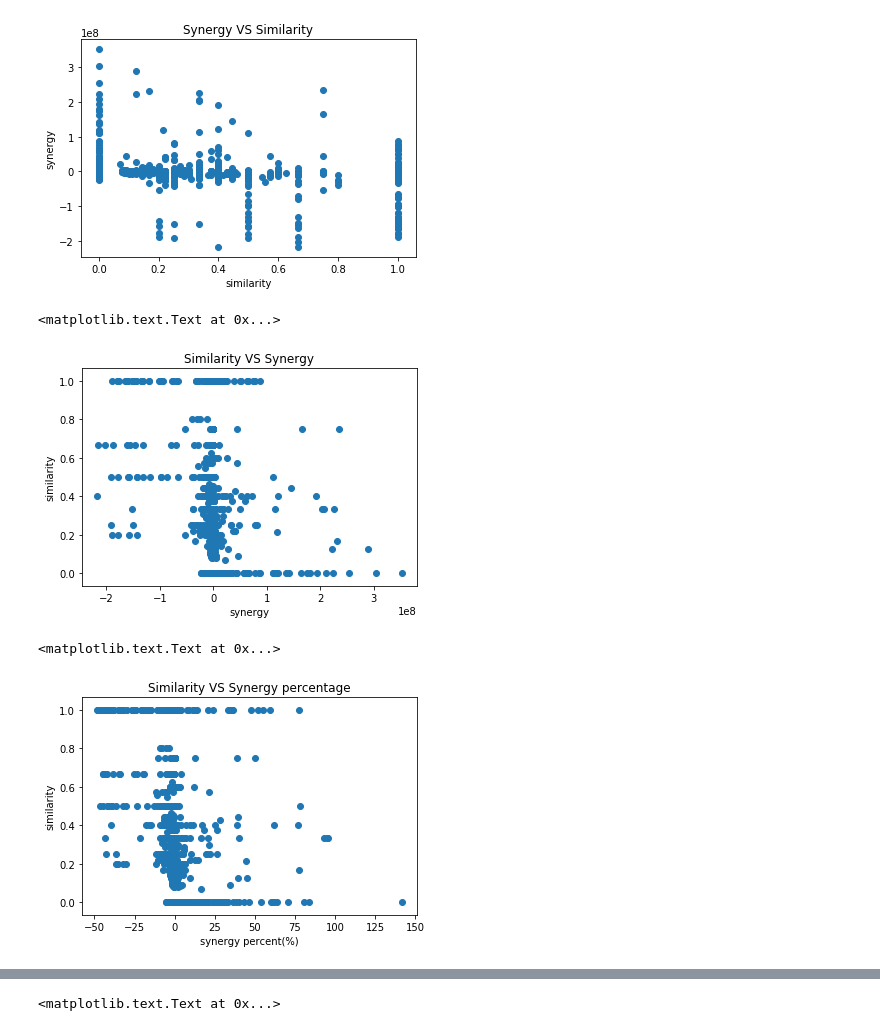
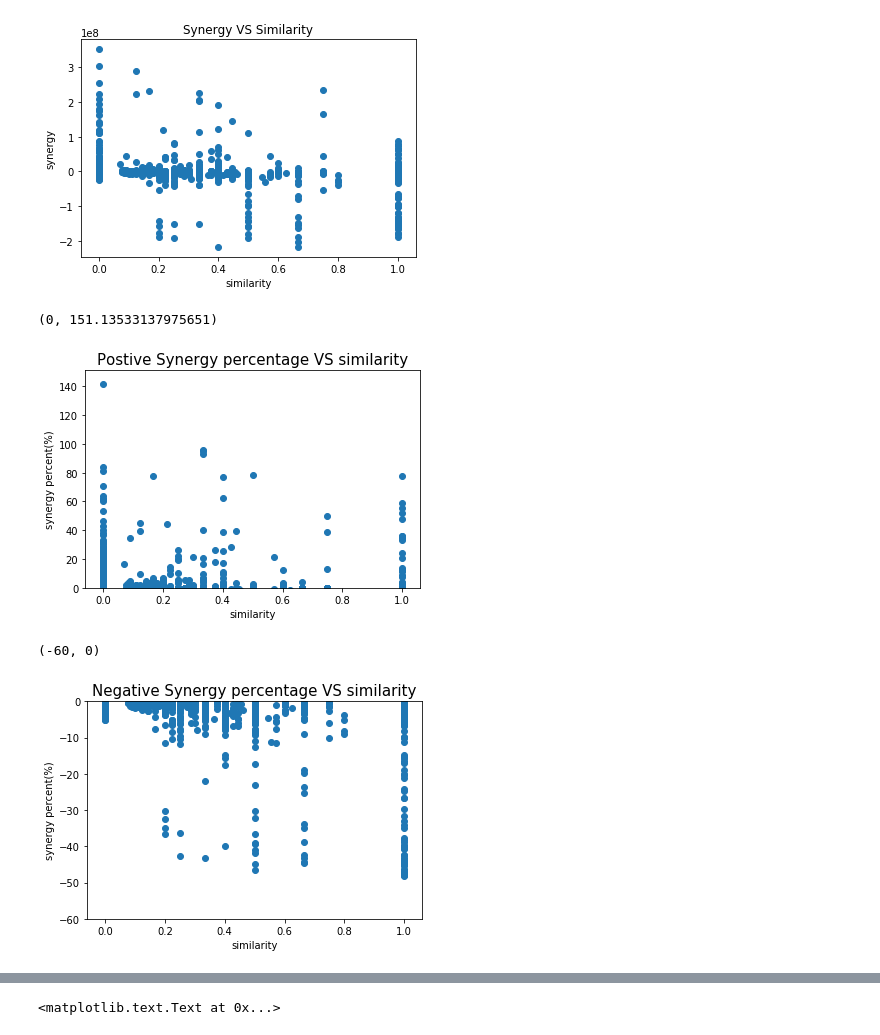
Before and after one commit to yuanviola/nyc_subway_network, a Jupyter notebook: synergy_effect_explanation_Jackard_similary.ipynb, the cells around one changed output, grey strips where cells are left out. Saved outputs shown, nothing was run; the diff lists cells and outputs as text; code cells hidden in the pictures.

Commit message:
explain synergy effect

```diff
--- a/synergy_effect_explanation_Jackard_similary.ipynb
+++ b/synergy_effect_explanation_Jackard_similary.ipynb
@@ -9,3 +17,6 @@ synergy = pd.read_csv('synergy_effect.csv',index_col=0)
+# %%
+master_node = pd.read_csv('network_setup/master_node',index_col=0)
+master_node= master_node.set_index('master_node_id')
 # %%
 # for i in ['station_0_lat','station_1_lat','station_0_lon','station_1_lon']:
 #     del synergy[i]
@@ -15,0 +23,15 @@ master_node = pd.read_csv('network_setup/master_node',index_col=0)
+# %%
+def find_stations_within_buffer(st,dist=0.5):
+    stations =-1
+    st_li =[]
+    point_1 = (master_node.loc[st,'stop_lat'],master_node.loc[st,'stop_lon'])
+    for i in master_node.index:
+        point_2 = (master_node.loc[i,'stop_lat'],master_node.loc[i,'stop_lon'])
+        if vincenty(point_1,point_2).miles <=dist:
+            st_li.append(i)
+            stations +=1
+    return stations
+# %%
+master_node['station_within_half_mile']=None
+for i in master_node.index:
+    master_node.loc[i,'station_within_half_mile'] = find_stations_within_buffer(i)
@@ -46,18 +78,20 @@ plt.title('Synergy VS Similarity')
 <matplotlib.text.Text at 0x...>
 [figure]
 # %%
-plt.scatter(synergy['synergy'],synergy['similarity'])
-plt.ylabel('similarity')
-plt.xlabel('synergy')
-plt.title('Similarity VS Synergy')
+plt.scatter(synergy['similarity'],synergy['percent(%)'])
+plt.xlabel('similarity')
+plt.ylabel('synergy percent(%)')
+plt.title('Postive Synergy percentage VS similarity',fontsize=15)
+plt.ylim(0,)
 # %% [output]
-<matplotlib.text.Text at 0x...>
+(0, 151.13533137975651)
-[figure, old version]
+[figure, new version]
 # %%
-plt.scatter(synergy['percent(%)'],synergy['similarity'])
-plt.ylabel('similarity')
-plt.xlabel('synergy percent(%)')
-plt.title('Similarity VS Synergy percentage')
+plt.scatter(synergy['similarity'],synergy['percent(%)'])
+plt.xlabel('similarity')
+plt.ylabel('synergy percent(%)')
+plt.title('Negative Synergy percentage VS similarity',fontsize=15)
+plt.ylim(-60,0)
 # %% [output]
-<matplotlib.text.Text at 0x...>
+(-60, 0)
-[figure, old version]
+[figure, new version]
```
Also changed, not shown: parts of 18 cells of this notebook.
